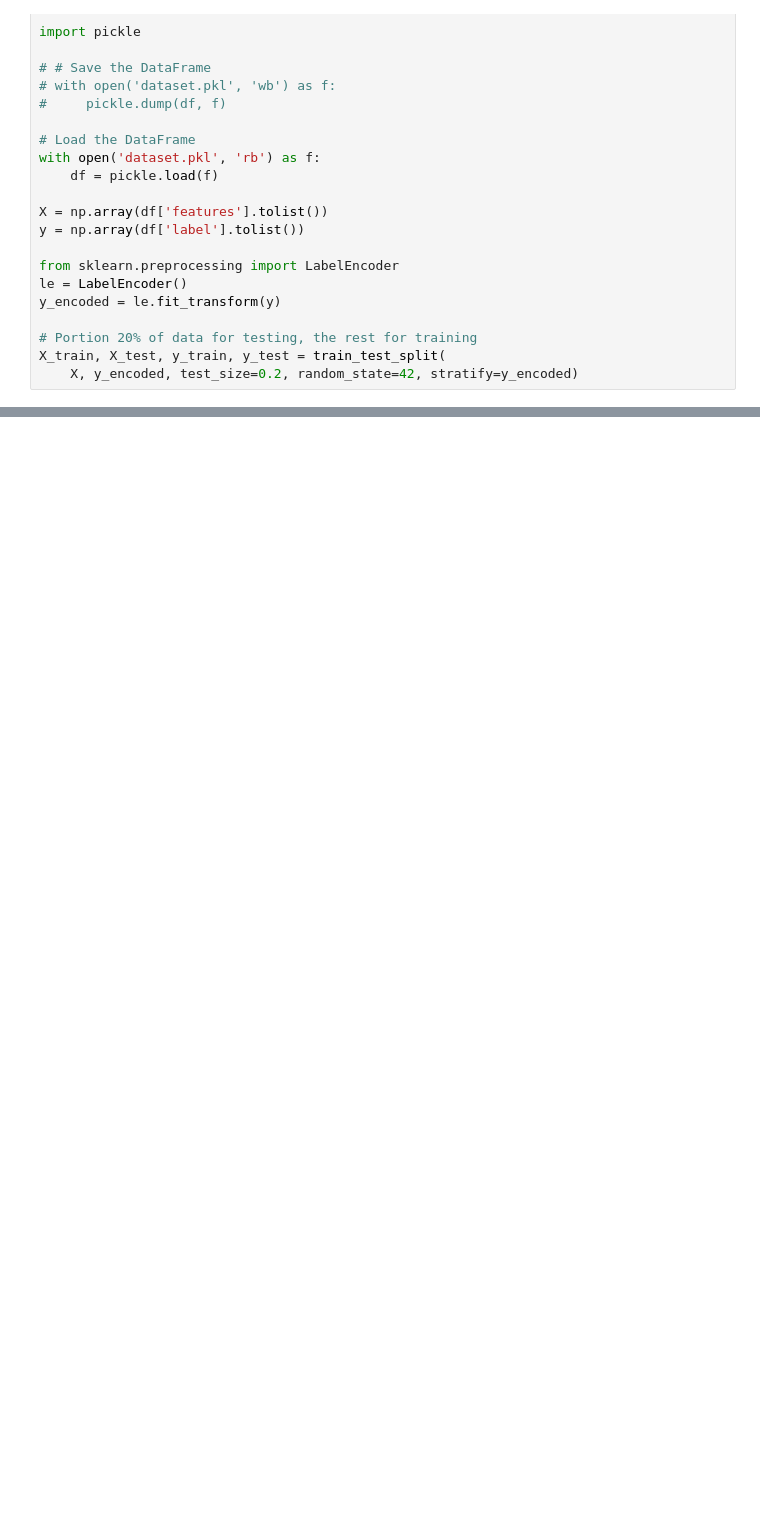
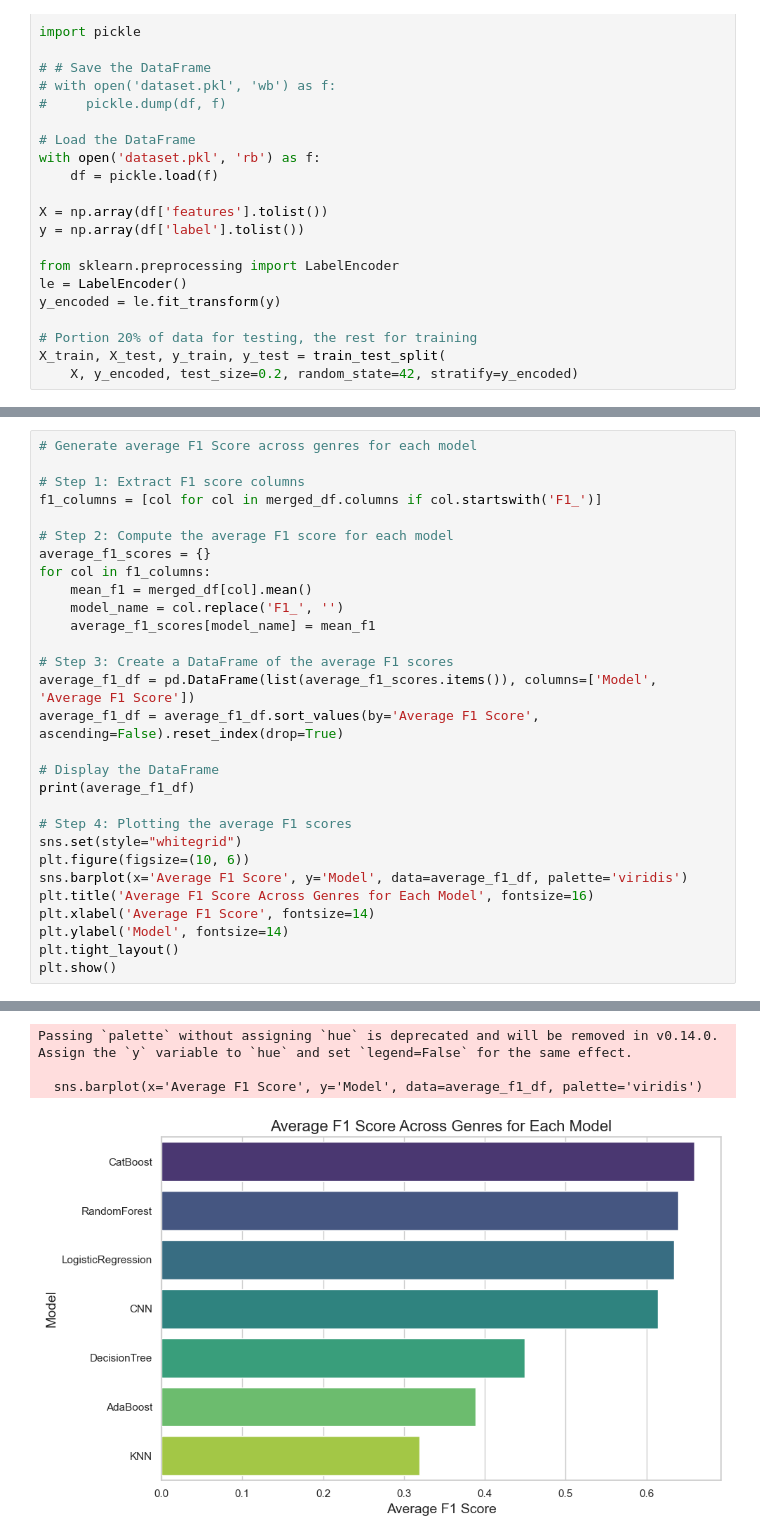
Before and after one commit to DMW9400/mir_finalProj, a Jupyter notebook: final_comparison.ipynb, the cells around one changed output, grey strips where cells are left out. Saved outputs shown, nothing was run; the diff lists cells and outputs as text; blank space fills up the shorter version.

Commit message:
Comparative Graphs GOOD

```diff
--- a/final_comparison.ipynb
+++ b/final_comparison.ipynb
@@ -141,0 +519,30 @@ rf_report = classification_report(y_test, rf_y_pred, target_names=le.classes_, o
+# %%
+# Generate average F1 Score across genres for each model
+
+# Step 1: Extract F1 score columns
+f1_columns = [col for col in merged_df.columns if col.startswith('F1_')]
+
+# Step 2: Compute the average F1 score for each model
+average_f1_scores = {}
+for col in f1_columns:
+    mean_f1 = merged_df[col].mean()
+    model_name = col.replace('F1_', '')
+    average_f1_scores[model_name] = mean_f1
+
+# Step 3: Create a DataFrame of the average F1 scores
+average_f1_df = pd.DataFrame(list(average_f1_scores.items()), columns=['Model', 'Average F1 Score'])
+average_f1_df = average_f1_df.sort_values(by='Average F1 Score', ascending=False).reset_index(drop=True)
+
+# Display the DataFrame
+print(average_f1_df)
+
+# Step 4: Plotting the average F1 scores
+sns.set(style="whitegrid")
+plt.figure(figsize=(10, 6))
+sns.barplot(x='Average F1 Score', y='Model', data=average_f1_df, palette='viridis')
+plt.title('Average F1 Score Across Genres for Each Model', fontsize=16)
+plt.xlabel('Average F1 Score', fontsize=14)
+plt.ylabel('Model', fontsize=14)
+plt.tight_layout()
+plt.show()
+# %% [output]
@@ -141,0 +557,4 @@ rf_report = classification_report(y_test, rf_y_pred, target_names=le.classes_, o
+Passing `palette` without assigning `hue` is deprecated and will be removed in v0.14.0. Assign the `y` variable to `hue` and set `legend=False` for the same effect.
+
+  sns.barplot(x='Average F1 Score', y='Model', data=average_f1_df, palette='viridis')
+[figure, added]
```
Also changed, not shown: parts of 7 cells of this notebook, 6 other files.
